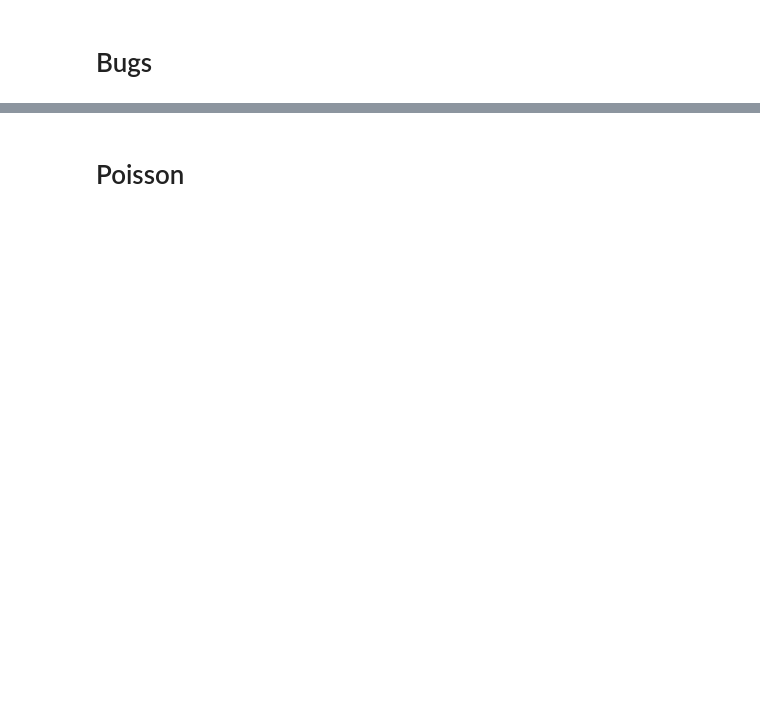
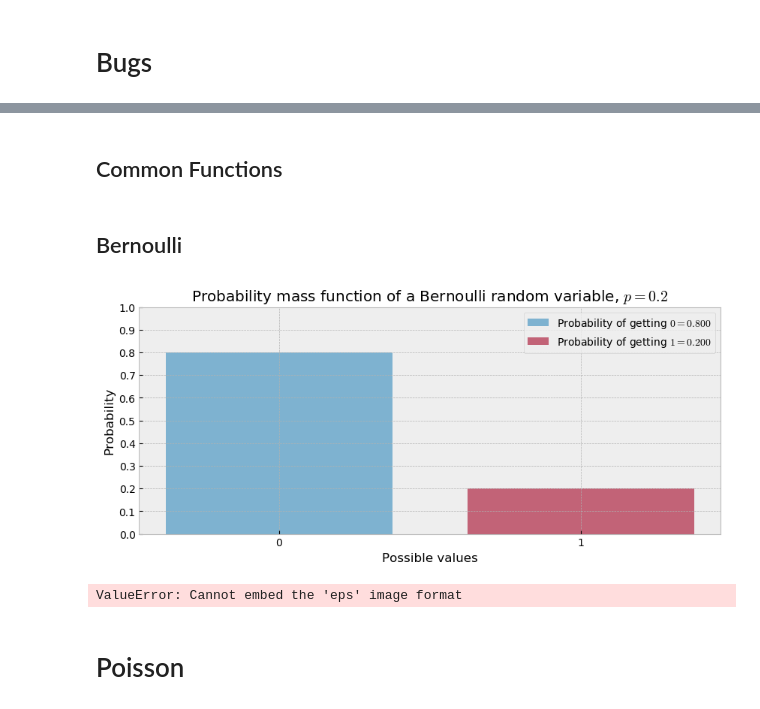
Before and after one commit to ELC/jupyter-notebooks, a Jupyter notebook: bayesian-methods-for-hackers-experiments/Chapter 1.ipynb, the cells around one changed output, grey strips where cells are left out. Saved outputs shown, nothing was run; the diff lists cells and outputs as text; code cells hidden in the pictures; blank space fills up the shorter version.

```diff
--- a/bayesian-methods-for-hackers-experiments/Chapter 1.ipynb
+++ b/bayesian-methods-for-hackers-experiments/Chapter 1.ipynb
@@ -168,3 +164 @@ Widget Javascript not detected.  It may not be installed or enabled properly.
 <function __main__.plot_bugs>
-# %%
-p = np.linspace(0, 1, 100)
@@ -218,0 +167,2 @@ np.amax(2*p/(1+p) -p)
+# %% [markdown]
+## Common Functions
@@ -219,2 +191,32 @@ np.amax(2*p/(1+p) -p)
+# %% [markdown]
+## Bernoulli
+# %%
+def plot_bernoulli(p):
+    plt.figure(figsize=(10, 4), frameon=False, dpi=100)
+
+    x = np.arange(2)
+    dist = stats.bernoulli
+
+    bar_width = 0.75
+
+    for i, j in zip(x, dist.pmf(x, p)):
+        plt.bar(i, j, bar_width, label="Probability of getting ${} = {:1.3f}$".format(i,j), alpha=0.60, lw="3")
+
+    plt.xticks(x, x)
+    plt.legend()
+    plt.ylim(0, 1)
+    plt.yticks(np.linspace(0,1,11))
+    plt.ylabel("Probability")
+    plt.xlabel("Possible values")
+    plt.title("Probability mass function of a Bernoulli random variable, $p = {}$".format(p))
+    plt.savefig('plot.svg', format='svg')
+# %%
+plot_bernoulli(0.2)
+# %% [output]
+[figure, added]
+# %%
+Image('plot.eps')
+# %% [output]
+ValueError: Cannot embed the 'eps' image format
 # %% [markdown]
 # Poisson
```
Also changed, not shown: parts of 34 cells of this notebook.
